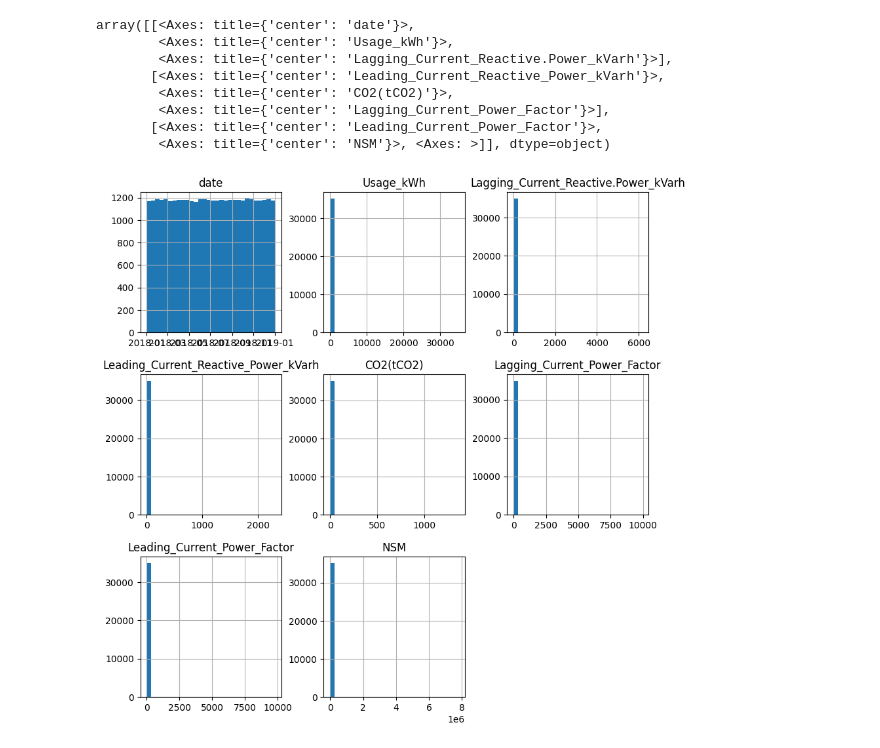
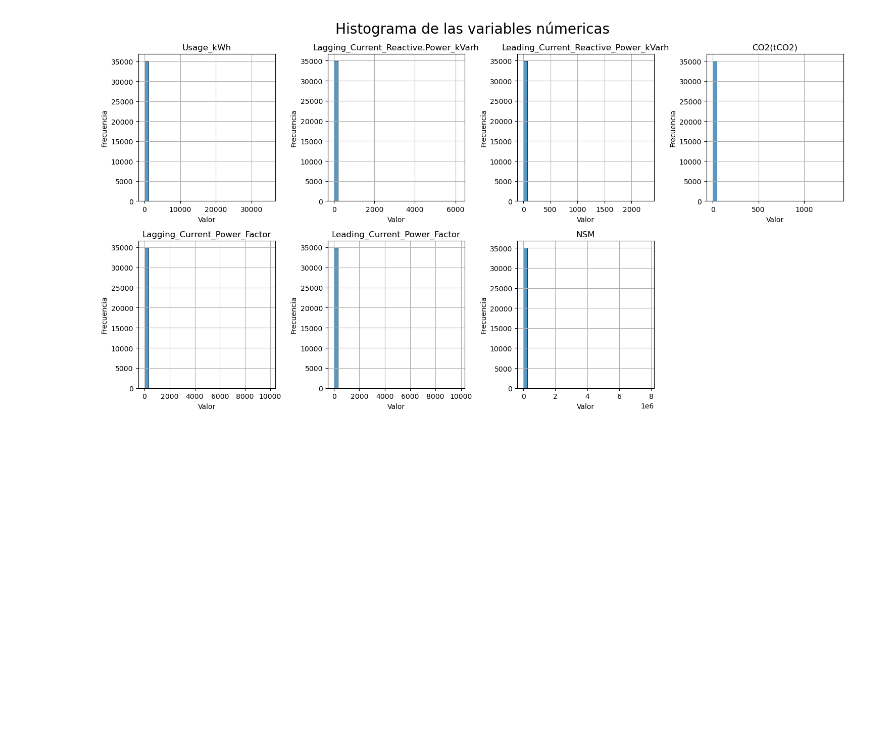
Before and after one commit to luisegg/mlops-team17-project, a Jupyter notebook: SteelEnergyPhase1.ipynb, the cells around one changed output. Cells and saved outputs as stored; diff of their text form; code cells hidden in the pictures; blank space fills up the shorter version.

```diff
--- a/SteelEnergyPhase1.ipynb
+++ b/SteelEnergyPhase1.ipynb
@@ -332,12 +454,4 @@ array([[<Axes: title={'center': 'date'}>,
-# %%
-df2.hist(figsize=(10, 10), bins=30, log=False)
-# %% [output]
-array([[<Axes: title={'center': 'date'}>,
-        <Axes: title={'center': 'Usage_kWh'}>,
-        <Axes: title={'center': 'Lagging_Current_Reactive.Power_kVarh'}>],
-       [<Axes: title={'center': 'Leading_Current_Reactive_Power_kVarh'}>,
-        <Axes: title={'center': 'CO2(tCO2)'}>,
-        <Axes: title={'center': 'Lagging_Current_Power_Factor'}>],
-       [<Axes: title={'center': 'Leading_Current_Power_Factor'}>,
-        <Axes: title={'center': 'NSM'}>, <Axes: >]], dtype=object)
-[figure, removed]
+# %%
+plot_hist(df2, log  =False)
+# %% [output]
+[figure, added]
```
Also changed, not shown: parts of 122 cells of this notebook, 1 other file.
